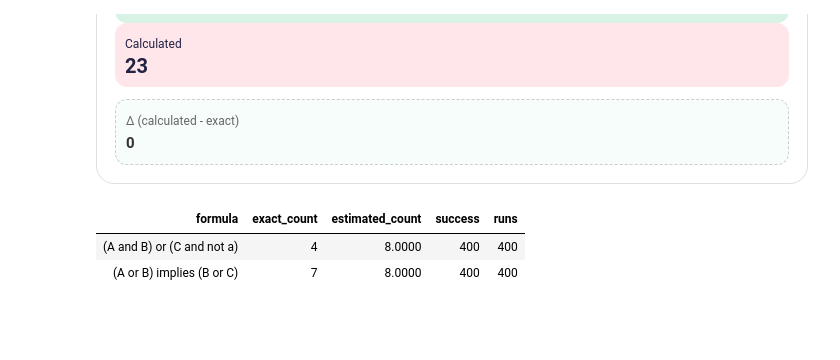
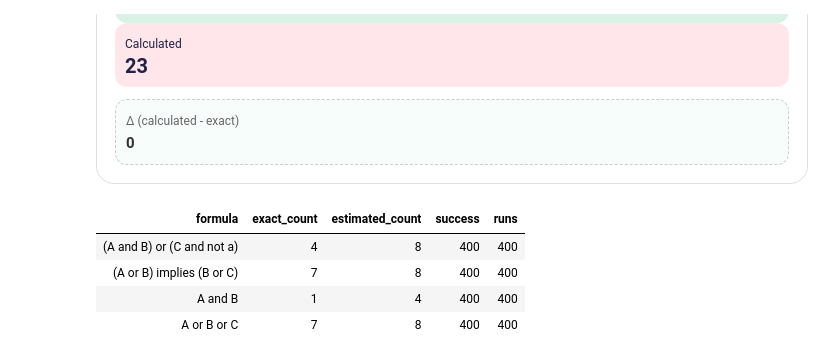
Before and after one commit to jcasonatto/Proj_knowledge25, a Jupyter notebook: Proj_CasonattoZanella2025.ipynb, the cells around one changed output. Saved outputs shown, nothing was run; the diff lists cells and outputs as text; code cells hidden in the pictures; blank space fills up the shorter version.

```diff
--- a/Proj_CasonattoZanella2025.ipynb
+++ b/Proj_CasonattoZanella2025.ipynb
@@ -574,7 +575,7 @@ def compare_exact_vs_samplesat(F, runs=500, max_tries=50, max_flips=1000, noise=
     rel_err = abs(est - exact) / exact if exact != 0 else (0.0 if est == 0 else float("inf"))
     return {
         "exact_count": int(exact),
-        "estimated_count": float(est),
+        "estimated_count": int(est),
         "relative_error": float(rel_err),
         **stats
     }
@@ -696,22 +697,25 @@ Calculated
 # %%
 # ===========================
 # DEMO: comparison exact counting vs SampleSAT
 # ===========================
 formule = [
     ("(A and B) or (C and not a)", Or(And(a, b), And(c, Not(a)))),
     ("(A or B) implies (B or C)", Implies(Or(A, B), Or(B, C))),
+    ("A and B", And(A, B)),
+    ("A or B or C", Or(A, B, C))
 ]
 
 import pandas as pd
 risultati = []
 for nome, F in formule:
     res = compare_exact_vs_samplesat(F, runs=400, max_tries=60, max_flips=500, noise=0.5)
     risultati.append({"formula": nome, **res})
 
 df = pd.DataFrame(risultati)
-df = df.drop(columns=['relative_error','p_hat','n'], errors='ignore')
 display(style_pastel(df))
 # %% [output]
 | formula | exact_count | estimated_count | success | runs |
-| (A and B) or (C and not a) | 4 | 8.0000 | 400 | 400 |
-| (A or B) implies (B or C) | 7 | 8.0000 | 400 | 400 |
+| (A and B) or (C and not a) | 4 | 8 | 400 | 400 |
+| (A or B) implies (B or C) | 7 | 8 | 400 | 400 |
+| A and B | 1 | 4 | 400 | 400 |
+| A or B or C | 7 | 8 | 400 | 400 |
```
Also changed, not shown: parts of 1 cell of this notebook, 2 other files.
